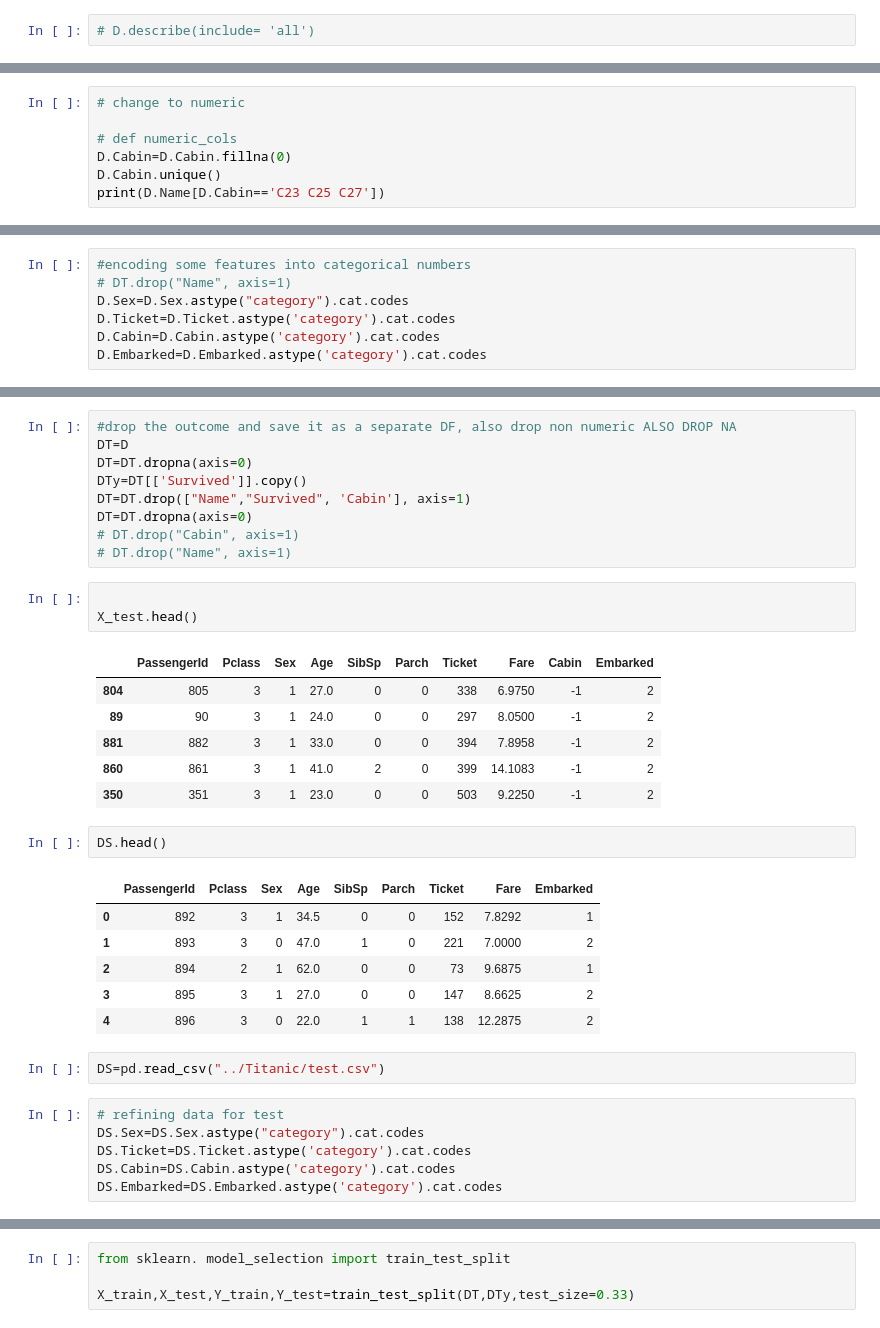
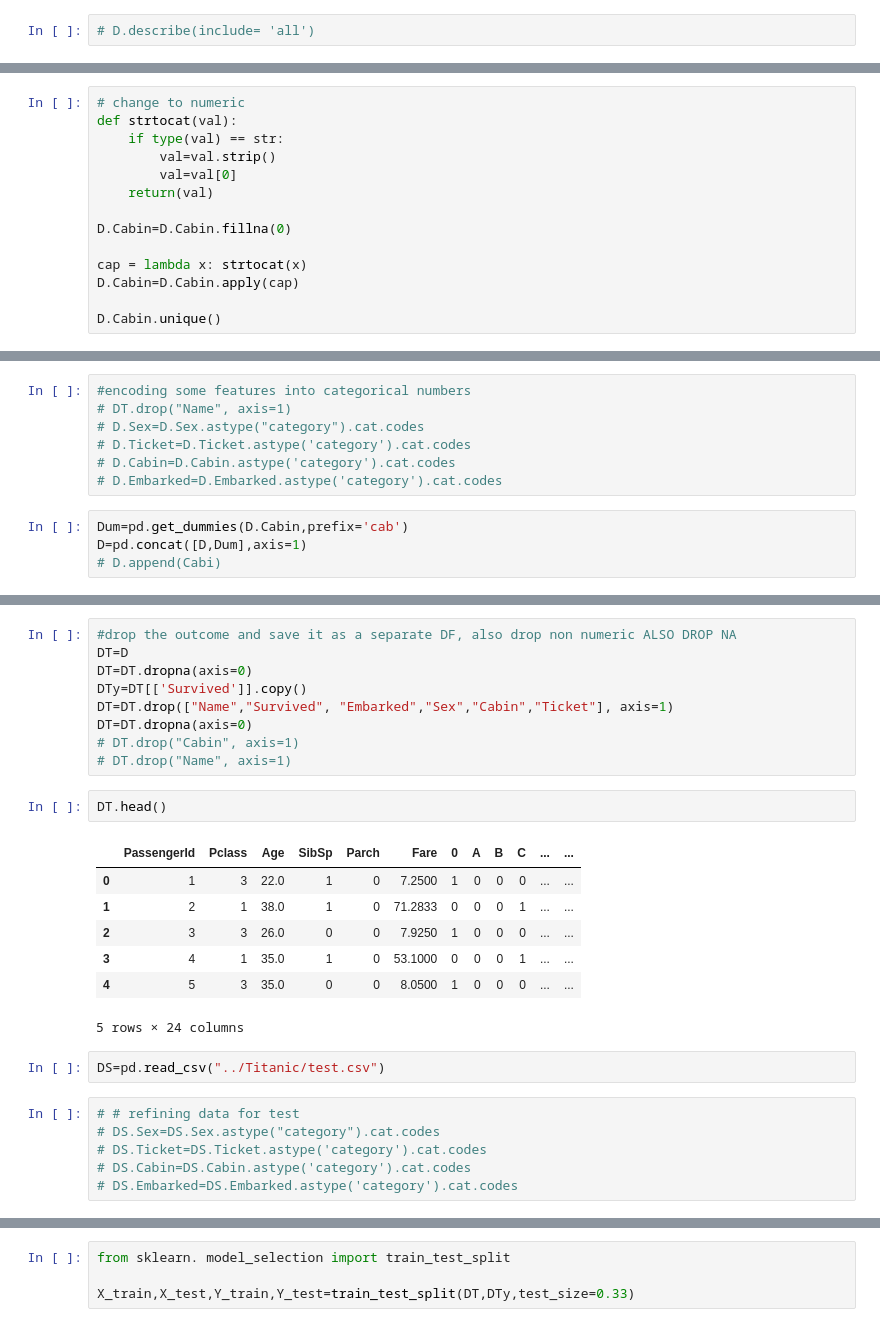
Before and after one commit to naireeni/kaggle, a Jupyter notebook: Titanic/Titanic.ipynb, the cells around one changed output, grey strips where cells are left out. Drawn from its saved outputs; the diff is of its cells as text.

```diff
--- a/Titanic/Titanic.ipynb
+++ b/Titanic/Titanic.ipynb
@@ -28,8 +34,15 @@ See the caveats in the documentation: http://pandas.pydata.org/pandas-docs/stabl
 # %%
 # change to numeric
+def strtocat(val):
+    if type(val) == str:
+        val=val.strip()
+        val=val[0]
+    return(val)
 
-# def numeric_cols
 D.Cabin=D.Cabin.fillna(0)
+
+cap = lambda x: strtocat(x)
+D.Cabin=D.Cabin.apply(cap)
+
 D.Cabin.unique()
-print(D.Name[D.Cabin=='C23 C25 C27'])
 # %% [output]
@@ -41,8 +55,12 @@ Name: Name, dtype: object
 # %%
 #encoding some features into categorical numbers
 # DT.drop("Name", axis=1)
-D.Sex=D.Sex.astype("category").cat.codes
-D.Ticket=D.Ticket.astype('category').cat.codes
-D.Cabin=D.Cabin.astype('category').cat.codes
-D.Embarked=D.Embarked.astype('category').cat.codes
+# D.Sex=D.Sex.astype("category").cat.codes
+# D.Ticket=D.Ticket.astype('category').cat.codes
+# D.Cabin=D.Cabin.astype('category').cat.codes
+# D.Embarked=D.Embarked.astype('category').cat.codes
+# %%
+Dum=pd.get_dummies(D.Cabin,prefix='cab')
+D=pd.concat([D,Dum],axis=1)
+# D.append(Cabi)
 # %%
@@ -68,35 +96,26 @@ plt.title('Correlation between features');
 DT=D
 DT=DT.dropna(axis=0)
 DTy=DT[['Survived']].copy()
-DT=DT.drop(["Name","Survived", 'Cabin'], axis=1)
+DT=DT.drop(["Name","Survived", "Embarked","Sex","Cabin","Ticket"], axis=1)
 DT=DT.dropna(axis=0)
 # DT.drop("Cabin", axis=1)
 # DT.drop("Name", axis=1)
-# %%
-
-X_test.head()
-# %% [output]
-|  | PassengerId | Pclass | Sex | Age | SibSp | Parch | Ticket | Fare | Cabin | Embarked |
-| 804 | 805 | 3 | 1 | 27.0 | 0 | 0 | 338 | 6.9750 | -1 | 2 |
-| 89 | 90 | 3 | 1 | 24.0 | 0 | 0 | 297 | 8.0500 | -1 | 2 |
-| 881 | 882 | 3 | 1 | 33.0 | 0 | 0 | 394 | 7.8958 | -1 | 2 |
-| 860 | 861 | 3 | 1 | 41.0 | 2 | 0 | 399 | 14.1083 | -1 | 2 |
-| 350 | 351 | 3 | 1 | 23.0 | 0 | 0 | 503 | 9.2250 | -1 | 2 |
 # %%
-DS.head()
+DT.head()
 # %% [output]
-|  | PassengerId | Pclass | Sex | Age | SibSp | Parch | Ticket | Fare | Embarked |
-| 0 | 892 | 3 | 1 | 34.5 | 0 | 0 | 152 | 7.8292 | 1 |
-| 1 | 893 | 3 | 0 | 47.0 | 1 | 0 | 221 | 7.0000 | 2 |
-| 2 | 894 | 2 | 1 | 62.0 | 0 | 0 | 73 | 9.6875 | 1 |
-| 3 | 895 | 3 | 1 | 27.0 | 0 | 0 | 147 | 8.6625 | 2 |
-| 4 | 896 | 3 | 0 | 22.0 | 1 | 1 | 138 | 12.2875 | 2 |
+|  | PassengerId | Pclass | Age | SibSp | Parch | Fare | 0 | A | B | C | ... | ... |
+| 0 | 1 | 3 | 22.0 | 1 | 0 | 7.2500 | 1 | 0 | 0 | 0 | ... | ... |
+| 1 | 2 | 1 | 38.0 | 1 | 0 | 71.2833 | 0 | 0 | 0 | 1 | ... | ... |
+| 2 | 3 | 3 | 26.0 | 0 | 0 | 7.9250 | 1 | 0 | 0 | 0 | ... | ... |
+| 3 | 4 | 1 | 35.0 | 1 | 0 | 53.1000 | 0 | 0 | 0 | 1 | ... | ... |
+| 4 | 5 | 3 | 35.0 | 0 | 0 | 8.0500 | 1 | 0 | 0 | 0 | ... | ... |
+5 rows × 24 columns
 # %%
 DS=pd.read_csv("../Titanic/test.csv")
 # %%
-# refining data for test
-DS.Sex=DS.Sex.astype("category").cat.codes
-DS.Ticket=DS.Ticket.astype('category').cat.codes
-DS.Cabin=DS.Cabin.astype('category').cat.codes
-DS.Embarked=DS.Embarked.astype('category').cat.codes
+# # refining data for test
+# DS.Sex=DS.Sex.astype("category").cat.codes
+# DS.Ticket=DS.Ticket.astype('category').cat.codes
+# DS.Cabin=DS.Cabin.astype('category').cat.codes
+# DS.Embarked=DS.Embarked.astype('category').cat.codes
 # %%
```
Also changed, not shown: parts of 15 cells of this notebook.
